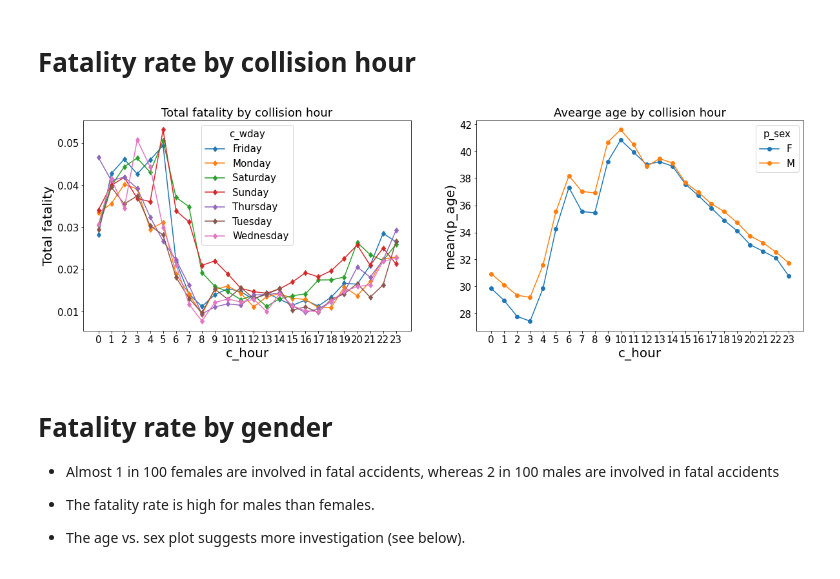
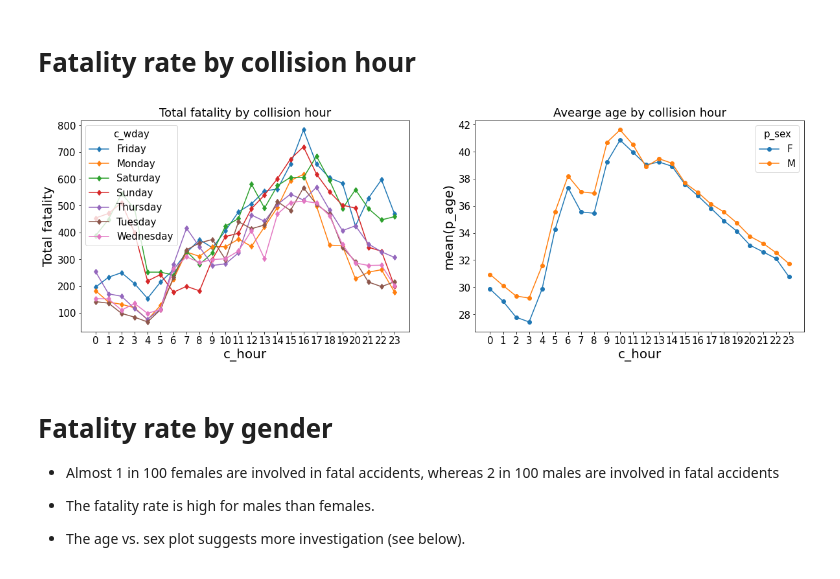
Before and after one commit to Owerre/imbalanced-learning, a Jupyter notebook: canada-collision/notebooks/02-eda.ipynb, the cells around one changed output. Cells and saved outputs as stored; diff of their text form; code cells hidden in the pictures.

```diff
--- a/canada-collision/notebooks/02-eda.ipynb
+++ b/canada-collision/notebooks/02-eda.ipynb
@@ -64,27 +64,27 @@ plt.show()
 # %%
 # set figure
 fig, (ax1,ax2) = plt.subplots(1,2, figsize = (20,6))
 
 # pivot table
 pivot_tab_hr1 = df.pivot_table('fatal', index = 'c_hour', columns = 'c_wday', aggfunc = 'sum')
 pivot_tab_hr = df.pivot_table('p_age', index = 'c_hour', columns = 'p_sex', aggfunc = 'mean')
 pivot_tab_hr2 = df.pivot_table('fatal', index = 'c_hour', columns = 'c_wday', aggfunc = 'mean')
 
 # plots
 pivot_tab_hr.plot(marker = 'o', ax = ax2)
-pivot_tab_hr2.plot(marker = 'd', ax = ax1)
+pivot_tab_hr1.plot(marker = 'd', ax = ax1)
 
 ax1.set_xlabel('c_hour', fontsize = 20)
 ax1.set_ylabel('Total fatality', fontsize = 20)
 ax1.set_title('Total fatality by collision hour')
 ax1.set_xticks(range(24))
 ax2.set_xlabel('c_hour', fontsize = 20)
 ax2.set_ylabel('mean(p_age)', fontsize = 20)
 ax2.set_title('Avearge age by collision hour')
 ax2.set_xticks(range(24))
 plt.savefig('../image/fig_h.png')
 # %% [output]
-[figure, old version]
+[figure, new version]
 # %% [markdown]
 #   Fatality rate by gender
 - Almost 1 in 100 females are involved in fatal accidents, whereas 2 in 100 males are involved in fatal accidents
```
Also changed, not shown: 2 other files.
